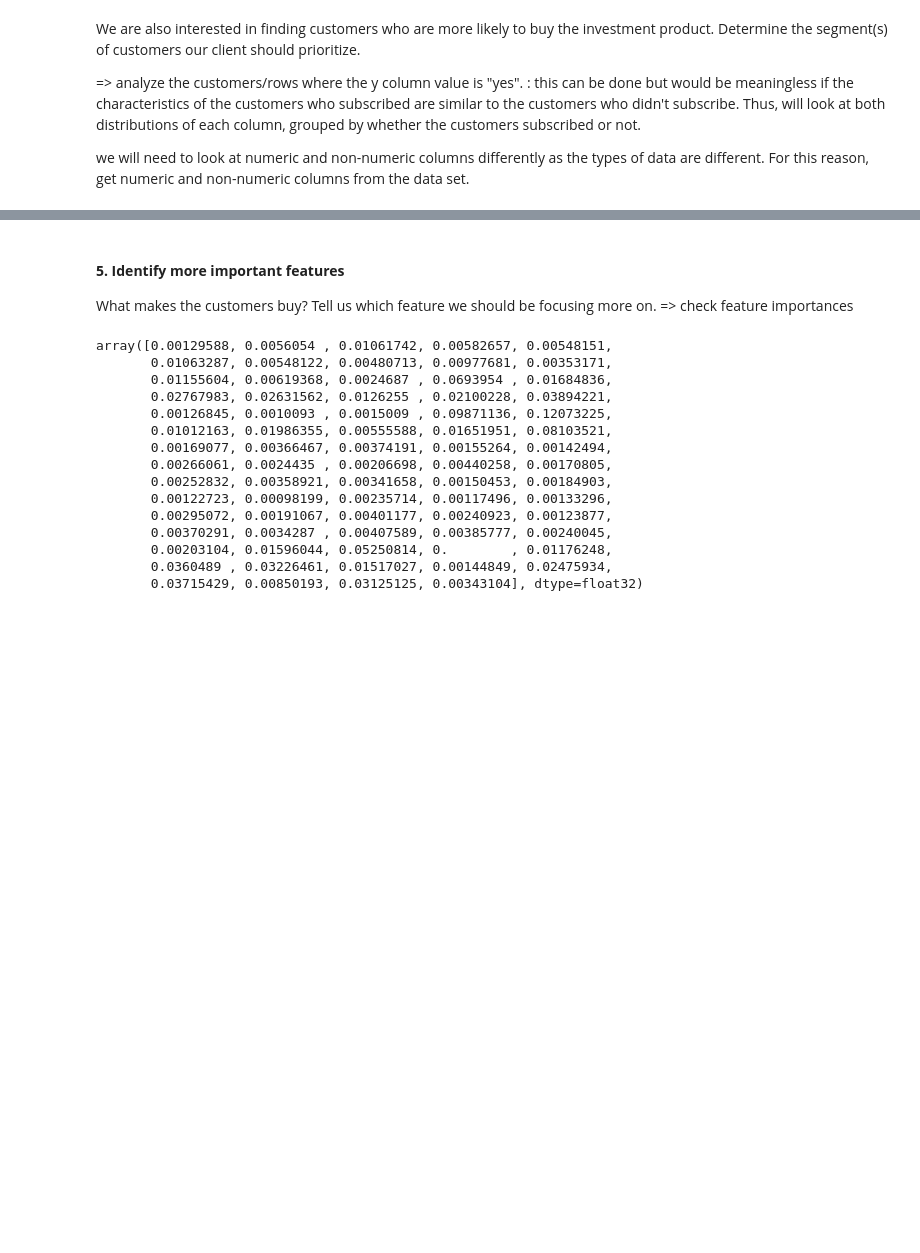
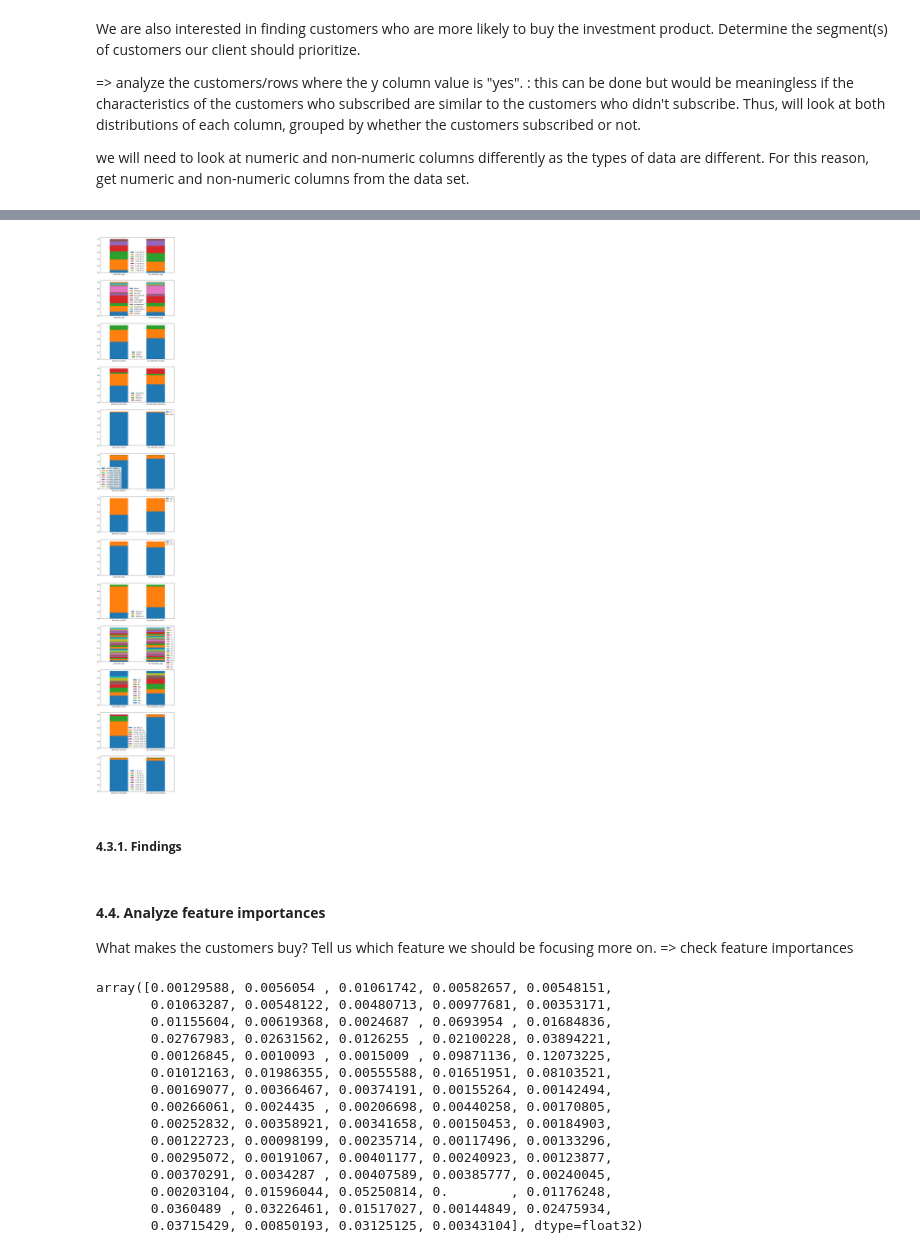
Before and after one commit to henryhyunwookim/Term-Deposit-Marketing, a Jupyter notebook: notebooks/Term Deposit Marketing_v2.ipynb, the cells around one changed output, grey strips where cells are left out. Drawn from its saved outputs; the diff is of its cells as text; code cells hidden in the pictures; blank space fills up the shorter version.

```diff
--- a/notebooks/Term Deposit Marketing_v2.ipynb
+++ b/notebooks/Term Deposit Marketing_v2.ipynb
@@ -324,7 +410,7 @@ plt.title("Kernel Density Function", y=1.01);
 # %%
-fix, axes = plt.subplots(4,1, figsize=(8, 12))
-for i, col in enumerate(numeric_columns):
-    sns.histplot(data=data, x=col, hue='y', common_norm=False, ax=axes[i],
-                 stat='density', element='step', fill=False, cumulative=True)
-plt.tight_layout(pad=3)
-plt.suptitle("Cumulative distribution function", y=1.01);
+# fix, axes = plt.subplots(4,1, figsize=(8, 12))
+# for i, col in enumerate(numeric_columns):
+#     sns.histplot(data=data, x=col, hue='y', common_norm=False, ax=axes[i],
+#                  stat='density', element='step', fill=False, cumulative=True)
+# plt.tight_layout(pad=3)
+# plt.suptitle("Cumulative distribution function", y=1.01);
@@ -339,0 +469,9 @@ chi-square test for non-numeric columns
+# %%
+data_interval_df = data.copy()
+for num_col in numeric_columns:
+    col_vals = data_interval_df[num_col]
+    min_val = np.min(col_vals)
+    max_val = np.max(col_vals)
+    interval = (max_val - min_val) / 10
+    data_interval_df[num_col] = pd.cut(col_vals, bins=np.arange(min_val, max_val, interval), right=True)
+data_interval_df
@@ -340,5 +492,26 @@ chi-square test for non-numeric columns
+# %%
+subscribers_df = data_interval_df[data_interval_df['y'] =='yes'].reset_index().drop(['y'], axis=1)
+non_subscribers_df = data_interval_df[data_interval_df['y'] =='no'].reset_index().drop(['y'], axis=1)
+# %%
+num_cols = data_interval_df.shape[1] - 1
+fig, axes = plt.subplots(num_cols, 1, figsize=(8, 4*num_cols))
+plt.tight_layout(pad=3)
+for i, col in enumerate(data_interval_df.drop(['y'], axis=1).columns):
+    subscriber_counts_df = subscribers_df[col].value_counts(sort=False)
+    subscriber_counts_df.name = f"subscriber_{col}"
+    non_subscriber_counts_df = non_subscribers_df[col].value_counts(sort=False)
+    non_subscriber_counts_df.name = f"non-subscriber_{col}"
+    counts_df = pd.concat([
+        pd.DataFrame(subscriber_counts_df/ sum(subscriber_counts_df)).T,
+        pd.DataFrame(non_subscriber_counts_df/ sum(non_subscriber_counts_df)).T
+        ])
+    counts_df.plot(kind='bar', stacked=True, rot=0, ax=axes[i]);
+# %% [output]
+[figure, added]
+# %% [markdown]
+##### <b>4.3.1. Findings</b>
 # %% [markdown]
-#### <b>5. Identify more important features</b>
+#### <b>4.4. Analyze feature importances</b>
 
 What makes the customers buy? Tell us which feature we should be focusing more on.
 => check feature importances
```
Also changed, not shown: parts of 21 cells of this notebook.
